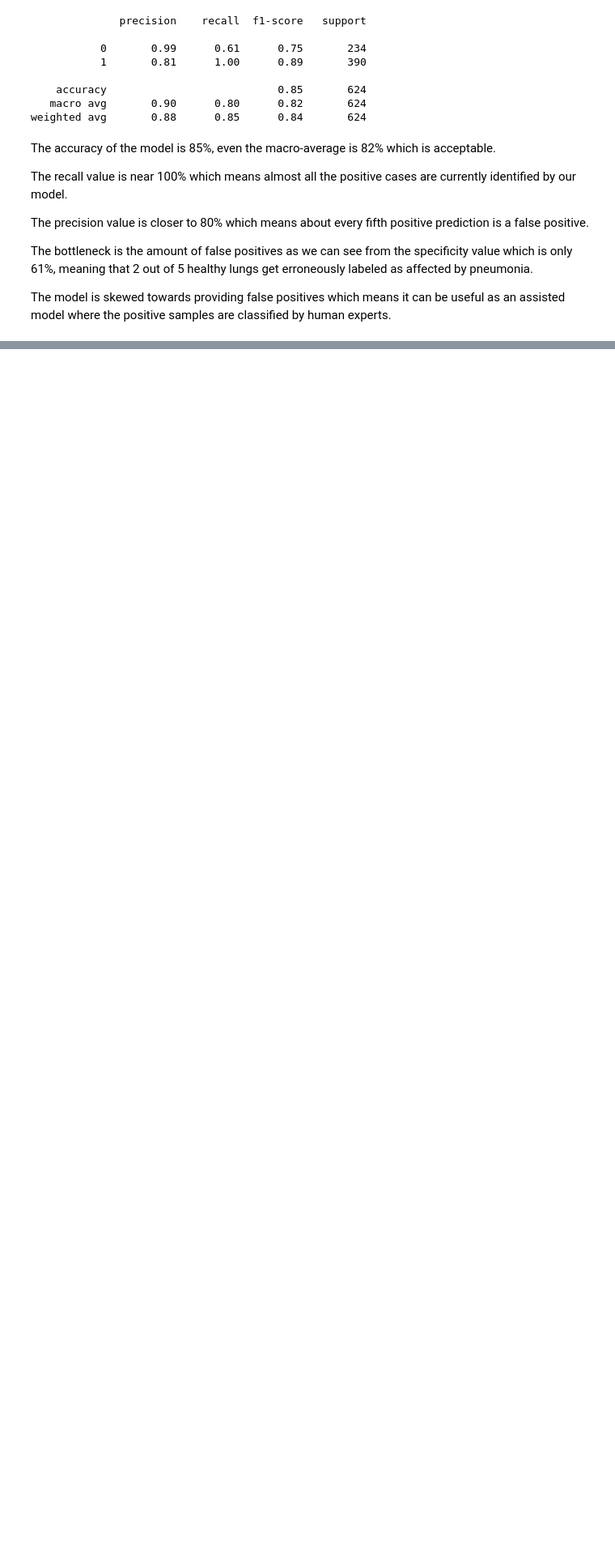
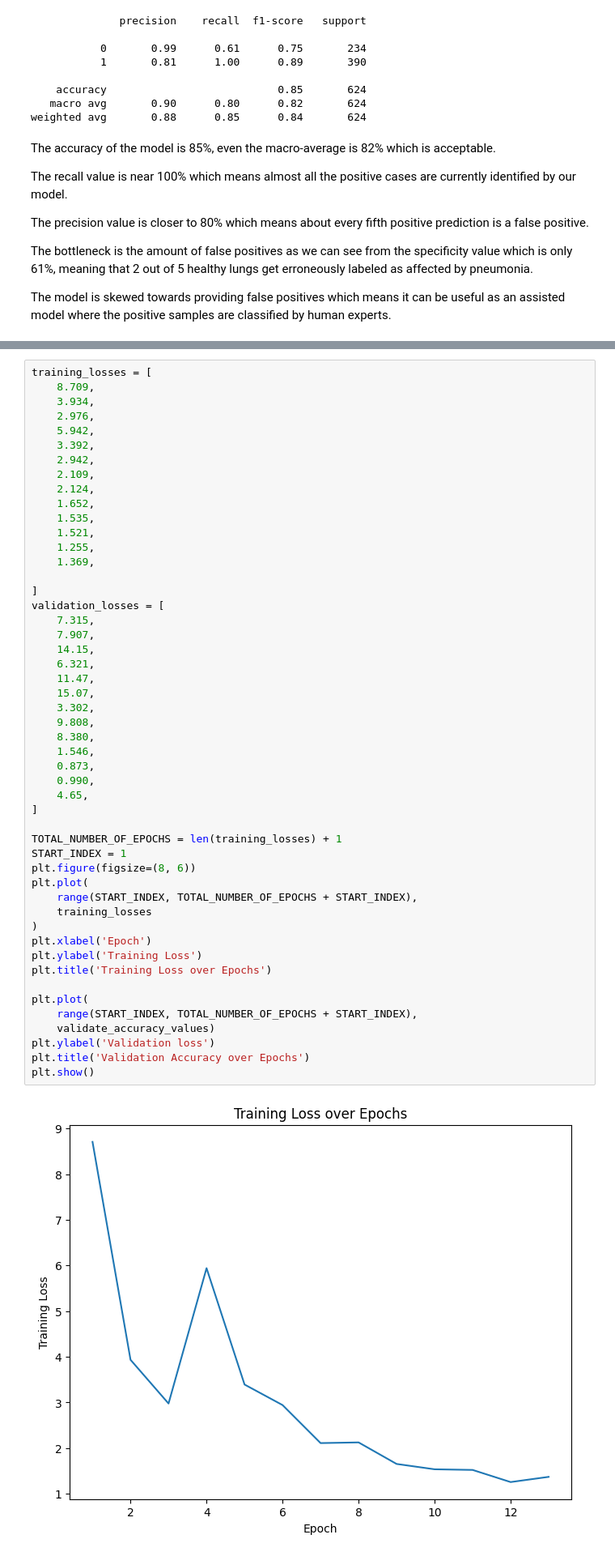
Before and after one commit to viktorparipas92/D7047E-advanced-deep-learning, a Jupyter notebook: project/project.ipynb, the cells around one changed output, grey strips where cells are left out. Shown: that part at 81% size. Cells and saved outputs as stored; diff of their text form; blank space fills up the shorter version.

Commit message:
Add loss functions over epochs in notebook

```diff
--- a/project/project.ipynb
+++ b/project/project.ipynb
@@ -484,0 +491,52 @@ The model is skewed towards providing false positives which means it can be usef
+# %%
+training_losses = [
+    8.709,
+    3.934,
+    2.976,
+    5.942,
+    3.392,
+    2.942,
+    2.109,
+    2.124,
+    1.652,
+    1.535,
+    1.521,
+    1.255,
+    1.369,
+
+]
+validation_losses = [
+    7.315,
+    7.907,
+    14.15,
+    6.321,
+    11.47,
+    15.07,
+    3.302,
+    9.808,
+    8.380,
+    1.546,
+    0.873,
+    0.990,
+    4.65,
+]
+
+TOTAL_NUMBER_OF_EPOCHS = len(training_losses) + 1
+START_INDEX = 1
+plt.figure(figsize=(8, 6))
+plt.plot(
+    range(START_INDEX, TOTAL_NUMBER_OF_EPOCHS + START_INDEX),
+    training_losses
+)
+plt.xlabel('Epoch')
+plt.ylabel('Training Loss')
+plt.title('Training Loss over Epochs')
+
+plt.plot(
+    range(START_INDEX, TOTAL_NUMBER_OF_EPOCHS + START_INDEX),
+    validate_accuracy_values)
+plt.ylabel('Validation loss')
+plt.title('Validation Accuracy over Epochs')
+plt.show()
+# %% [output]
+[figure, added]
```
Also changed, not shown: parts of 2 cells of this notebook, 1 other file.
